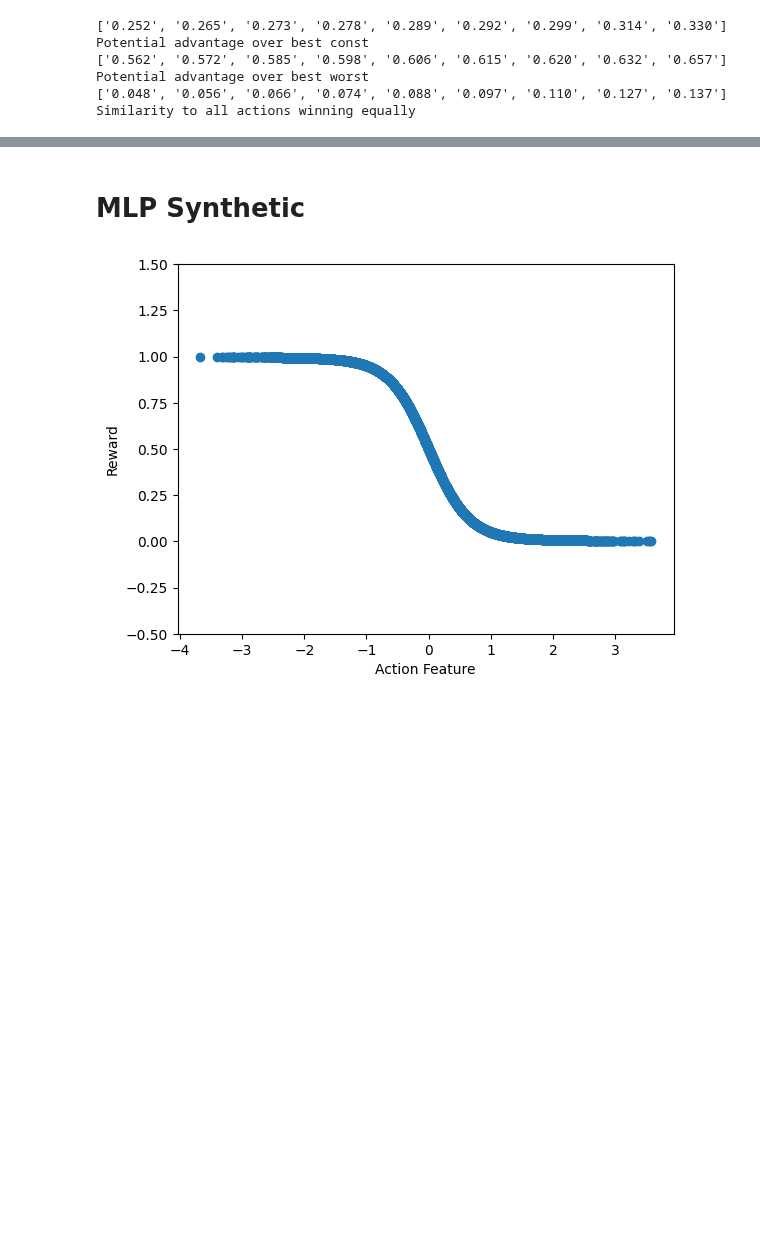
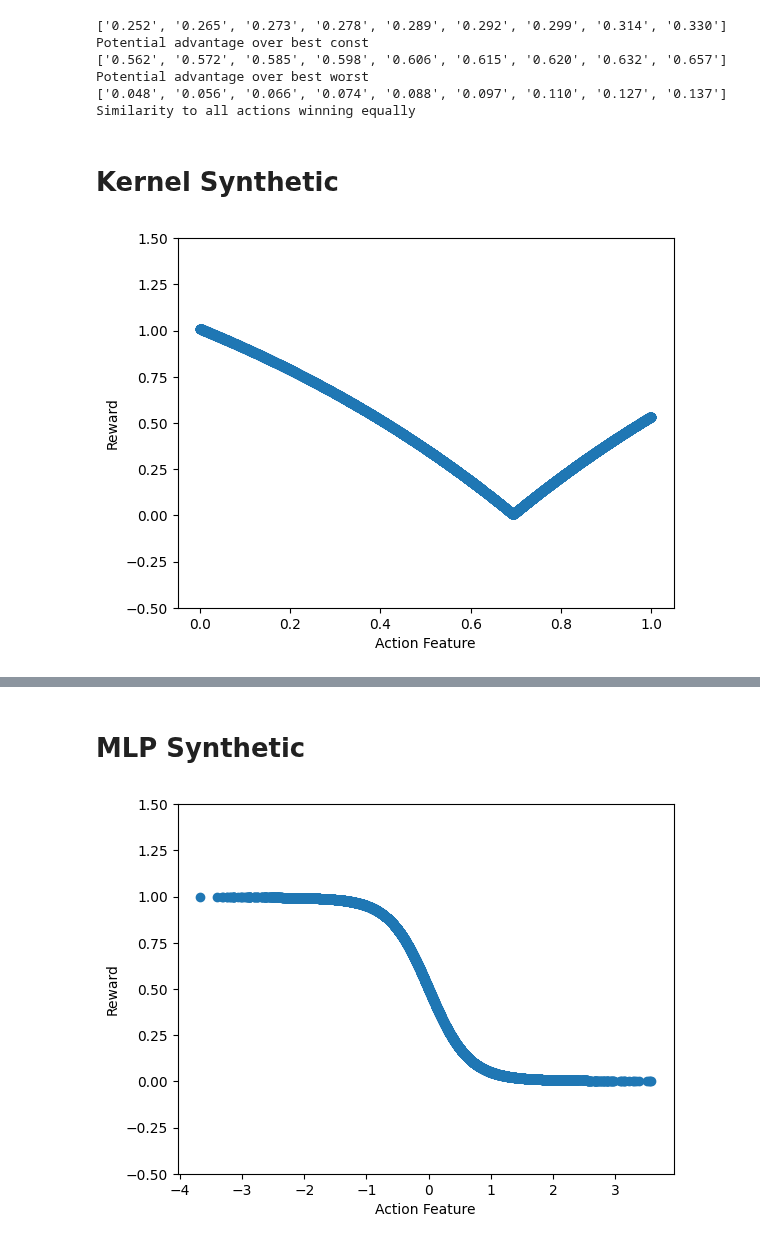
Before and after one commit to VowpalWabbit/coba, a Jupyter notebook: examples/notebooks/Synthetics.ipynb, the cells around one changed output, grey strips where cells are left out. Drawn from its saved outputs; the diff is of its cells as text; code cells hidden in the pictures; blank space fills up the shorter version.

Commit message:
Completed Synthetics example notebook.

```diff
--- a/examples/notebooks/Synthetics.ipynb
+++ b/examples/notebooks/Synthetics.ipynb
@@ -97,3 +96,9 @@ print(str([f"{r:.3f}" for r in quantiles(indexs,n=10)]) + " Similarity to all ac
 ['0.252', '0.265', '0.273', '0.278', '0.289', '0.292', '0.299', '0.314', '0.330'] Potential advantage over best const
 ['0.562', '0.572', '0.585', '0.598', '0.606', '0.615', '0.620', '0.632', '0.657'] Potential advantage over best worst
 ['0.048', '0.056', '0.066', '0.074', '0.088', '0.097', '0.110', '0.127', '0.137'] Similarity to all actions winning equally
+# %% [markdown]
+# Kernel Synthetic
+# %%
+visualize_global_reward(cb.Environments.from_kernel_synthetic(1000, n_context_features=0, n_action_features=1, n_exemplars=1, kernel='exponential',seed=None))
+# %% [output]
+[figure, added]
```
Also changed, not shown: parts of 9 cells of this notebook.
